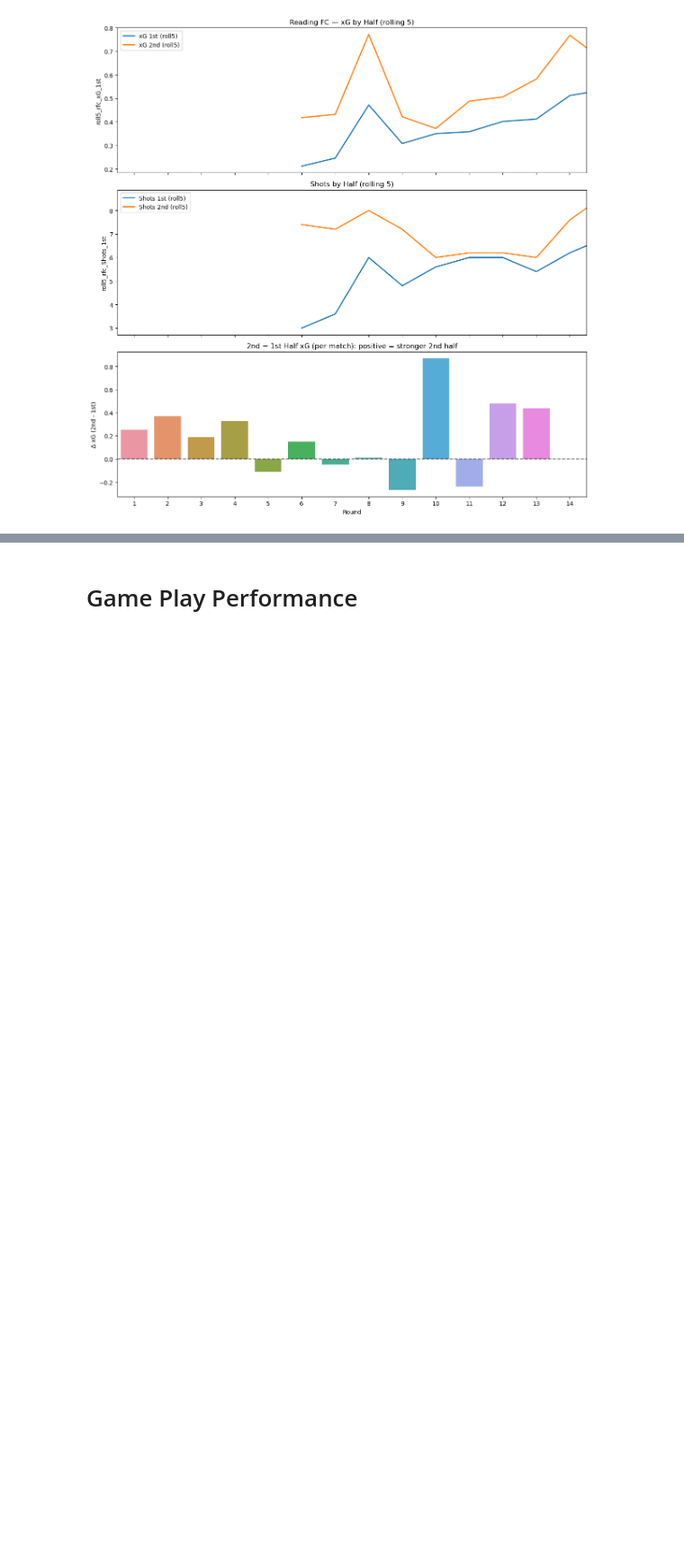
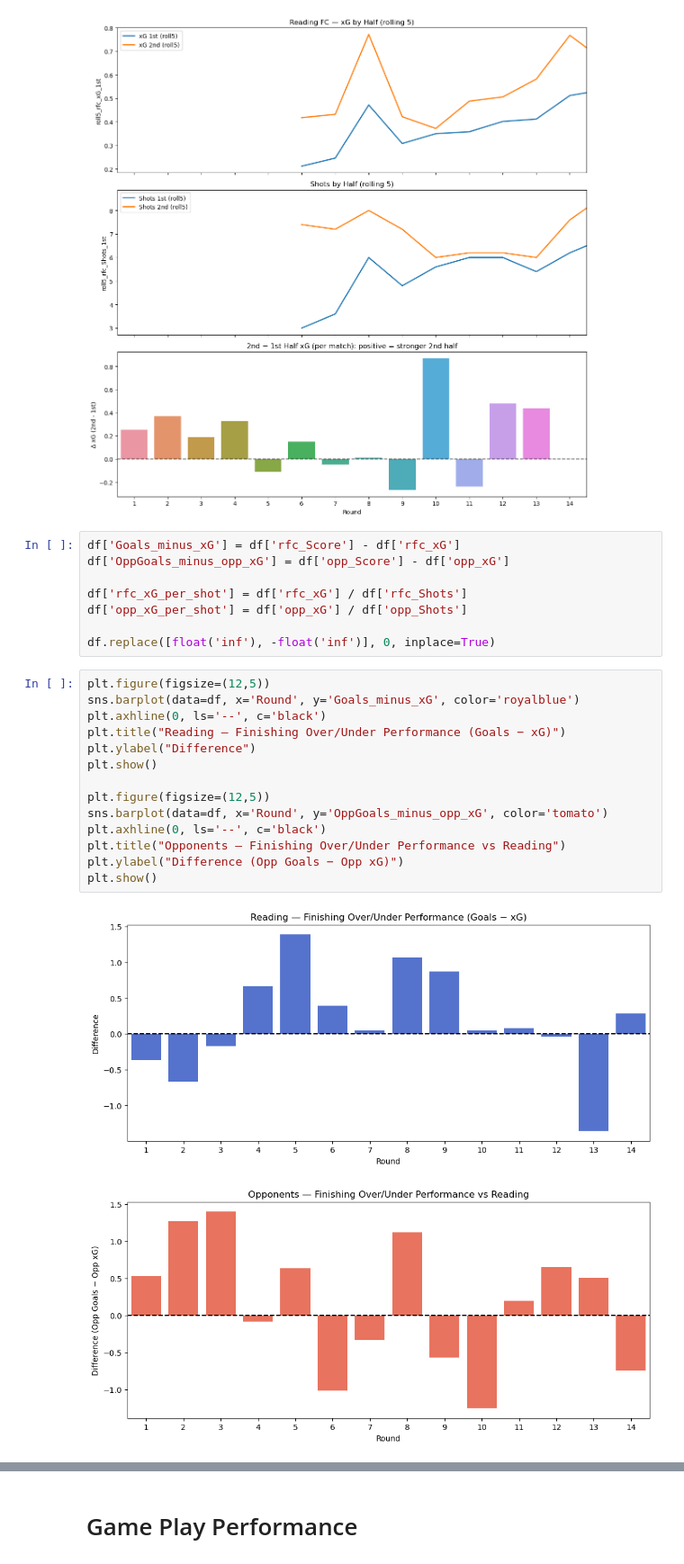
Before and after one commit to abryantgithub/Football_Analysis, a Jupyter notebook: notebooks/Season Analysis/1/1/1_Progress.ipynb, the cells around one changed output, grey strips where cells are left out. Shown at 90% size. Cells and saved outputs as stored; diff of their text form; blank space fills up the shorter version.

```diff
--- a/notebooks/Season Analysis/1/1/1_Progress.ipynb
+++ b/notebooks/Season Analysis/1/1/1_Progress.ipynb
@@ -524,3 +524,28 @@ plt.tight_layout()
 plt.show()
 # %% [output]
 [figure]
+# %%
+df['Goals_minus_xG'] = df['rfc_Score'] - df['rfc_xG']
+df['OppGoals_minus_opp_xG'] = df['opp_Score'] - df['opp_xG']
+
+df['rfc_xG_per_shot'] = df['rfc_xG'] / df['rfc_Shots']
+df['opp_xG_per_shot'] = df['opp_xG'] / df['opp_Shots']
+
+df.replace([float('inf'), -float('inf')], 0, inplace=True)
+# %%
+plt.figure(figsize=(12,5))
+sns.barplot(data=df, x='Round', y='Goals_minus_xG', color='royalblue')
+plt.axhline(0, ls='--', c='black')
+plt.title("Reading — Finishing Over/Under Performance (Goals − xG)")
+plt.ylabel("Difference")
+plt.show()
+
+plt.figure(figsize=(12,5))
+sns.barplot(data=df, x='Round', y='OppGoals_minus_opp_xG', color='tomato')
+plt.axhline(0, ls='--', c='black')
+plt.title("Opponents — Finishing Over/Under Performance vs Reading")
+plt.ylabel("Difference (Opp Goals − Opp xG)")
+plt.show()
+# %% [output]
+[figure, added]
+[figure, added]
```
Also changed, not shown: parts of 14 cells of this notebook.
